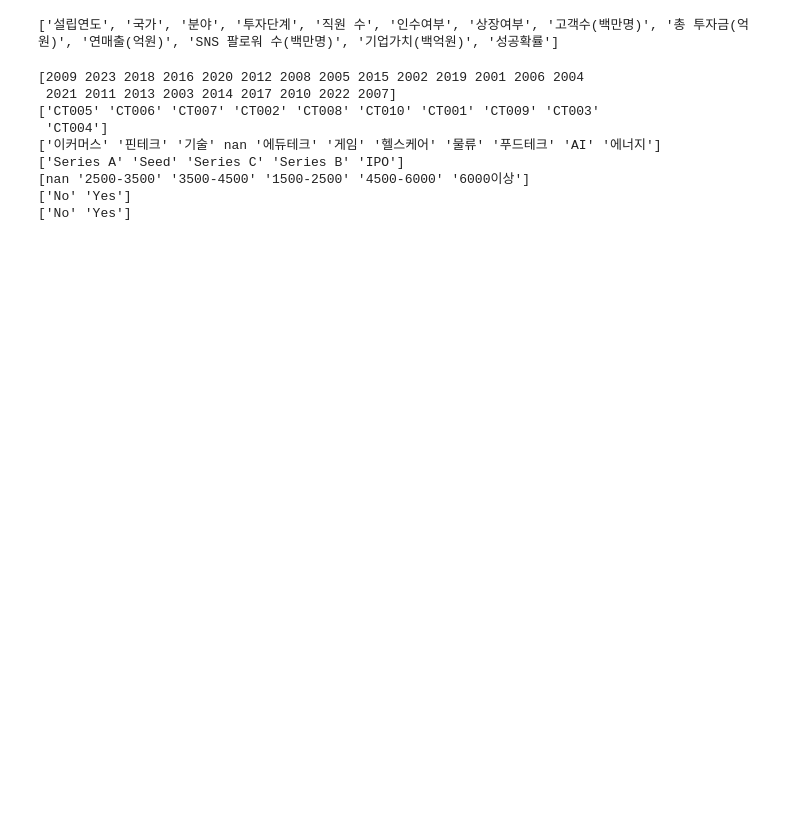
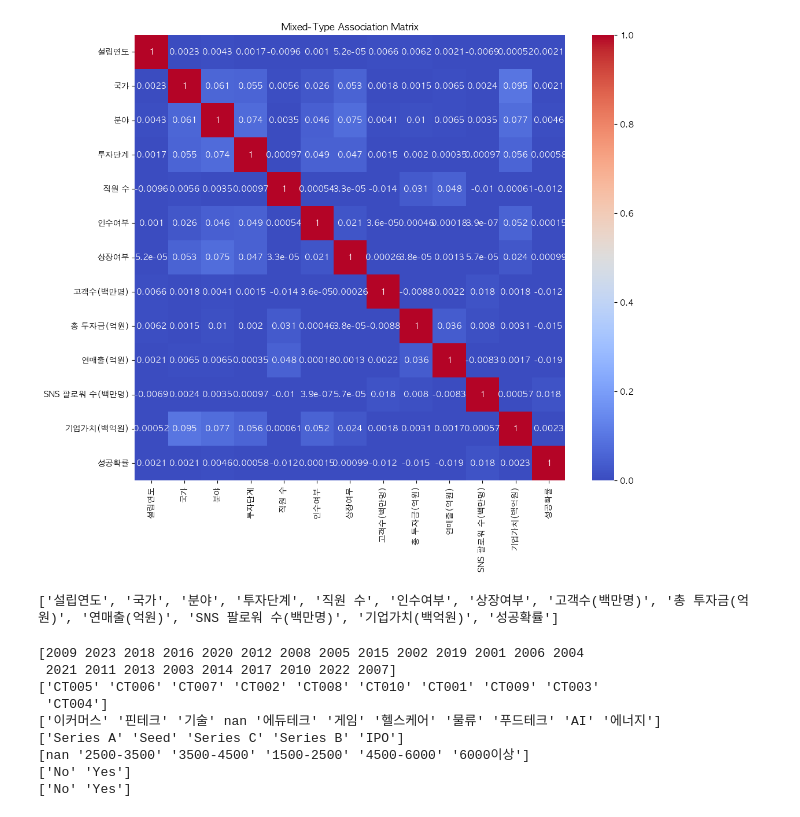
Before and after one commit to Corsair-1bil/company, a Jupyter notebook: analysis.ipynb, the cells around one changed output. Saved outputs shown, nothing was run; the diff lists cells and outputs as text; code cells hidden in the pictures; blank space fills up the shorter version.

```diff
--- a/analysis.ipynb
+++ b/analysis.ipynb
@@ -25,0 +63,11 @@ train = pd.read_csv('csv/train.csv').drop(columns = ['ID'])
+# %%
+from scipy.stats import f_oneway
+for feature in ['총 투자금(억원)']:
+    mean_value = train[feature].mean()
+    train[feature] = train[feature].fillna(mean_value)
+groups = [group['총 투자금(억원)'].values for name, group in train.groupby('국가')]
+
+# 일원분산분석
+stat, p = f_oneway(*groups)
+
+print(f"F 통계량: {stat:.3f}, p-value: {p:.3f}")
@@ -26,3 +76,72 @@ train = pd.read_csv('csv/train.csv').drop(columns = ['ID'])
+# %%
+import pandas as pd
+import numpy as np
+from scipy.stats import chi2_contingency
+from sklearn.linear_model import LinearRegression
+import seaborn as sns
+import matplotlib.pyplot as plt
+
+def cramers_v(x, y):
+    confusion_matrix = pd.crosstab(x, y)
+    chi2 = chi2_contingency(confusion_matrix)[0]
+    n = confusion_matrix.sum().sum()
+    r, k = confusion_matrix.shape
+    return np.sqrt(chi2 / (n * (min(r, k) - 1))) if min(r, k) > 1 else np.nan
+
+def eta_squared(y, x):  # y: 수치형, x: 범주형
+    lm = LinearRegression().fit(pd.get_dummies(x, drop_first=True), y)
+    y_pred = lm.predict(pd.get_dummies(x, drop_first=True))
+    ss_total = np.sum((y - np.mean(y)) ** 2)
+    ss_reg = np.sum((y_pred - np.mean(y)) ** 2)
+    return ss_reg / ss_total if ss_total > 0 else np.nan
+
+def mixed_assoc_matrix(df):
+    cols = df.columns
+    assoc_matrix = pd.DataFrame(index=cols, columns=cols)
+
+    for col1 in cols:
+        for col2 in cols:
+            if col1 == col2:
+                assoc_matrix.loc[col1, col2] = 1.0
+            else:
+                x, y = df[col1], df[col2]
+
+                # 수치형 ↔ 수치형
+                if pd.api.types.is_numeric_dtype(x) and pd.api.types.is_numeric_dtype(y):
+                    assoc = x.corr(y)
+
+                # 범주형 ↔ 범주형
+                elif pd.api.types.is_object_dtype(x) and pd.api.types.is_object_dtype(y):
+                    assoc = cramers_v(x, y)
+
+                # 수치형 ↔ 범주형
+                elif pd.api.types.is_numeric_dtype(x) and pd.api.types.is_object_dtype(y):
+                    assoc = eta_squared(x, y)
+                elif pd.api.types.is_object_dtype(x) and pd.api.types.is_numeric_dtype(y):
+                    assoc = eta_squared(y, x)
+
+                else:
+                    assoc = np.nan
+
+                assoc_matrix.loc[col1, col2] = assoc
+
+    return assoc_matrix.astype(float)
+
+numeric_features = ['직원 수','고객수(백만명)','총 투자금(억원)','연매출(억원)','SNS 팔로워 수(백만명)']
+# 수치형 변수 결측치를 평균값으로 대체
+for feature in numeric_features:
+    mean_value = train[feature].mean()
+    train[feature] = train[feature].fillna(mean_value)
+
+assoc_mat = mixed_assoc_matrix(train)
+
+# 시각화
+plt.figure(figsize=(12, 10))
+sns.heatmap(assoc_mat, annot=True, cmap='coolwarm', vmin=0, vmax=1)
+plt.title('Mixed-Type Association Matrix')
+plt.show()
+# %% [output]
+[figure, added]
 # %%
 features=list(train.columns)
 print(features)
```
Also changed, not shown: parts of 17 cells of this notebook, 9 other files.
